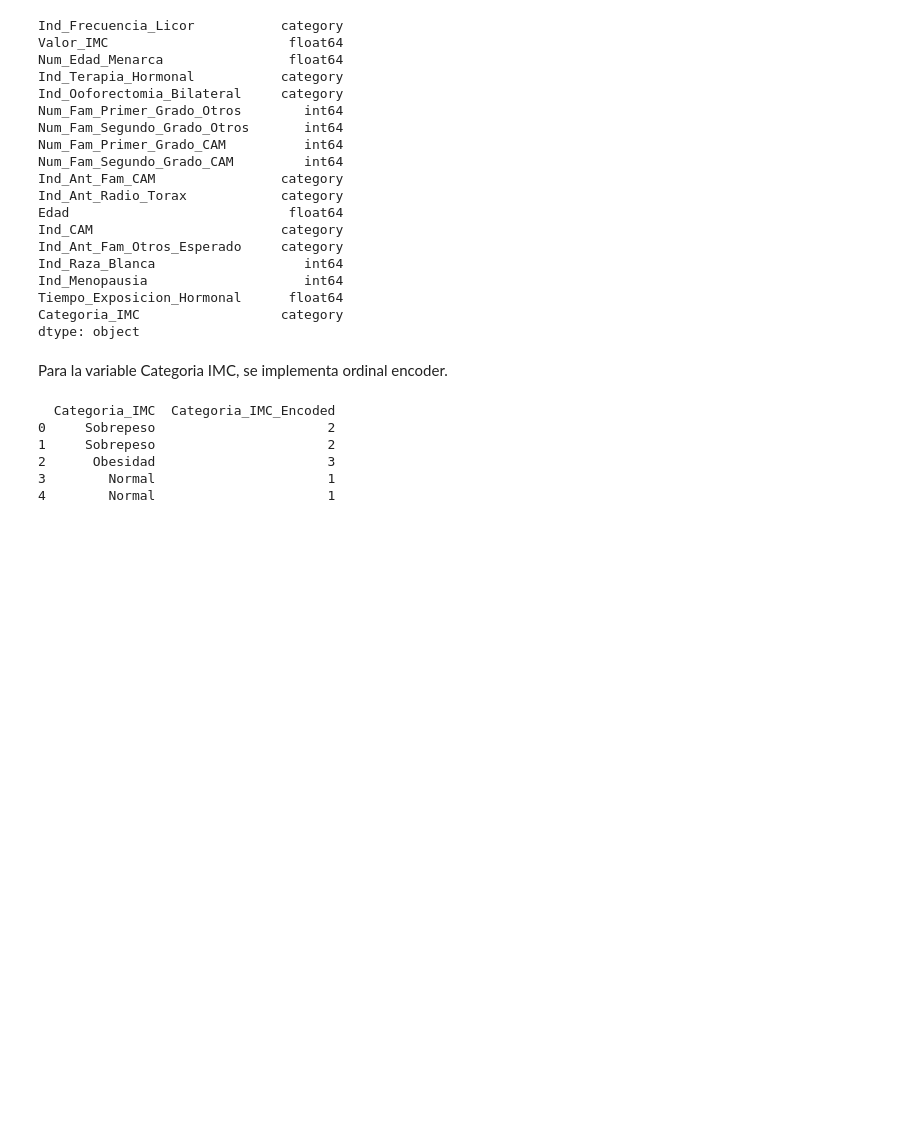
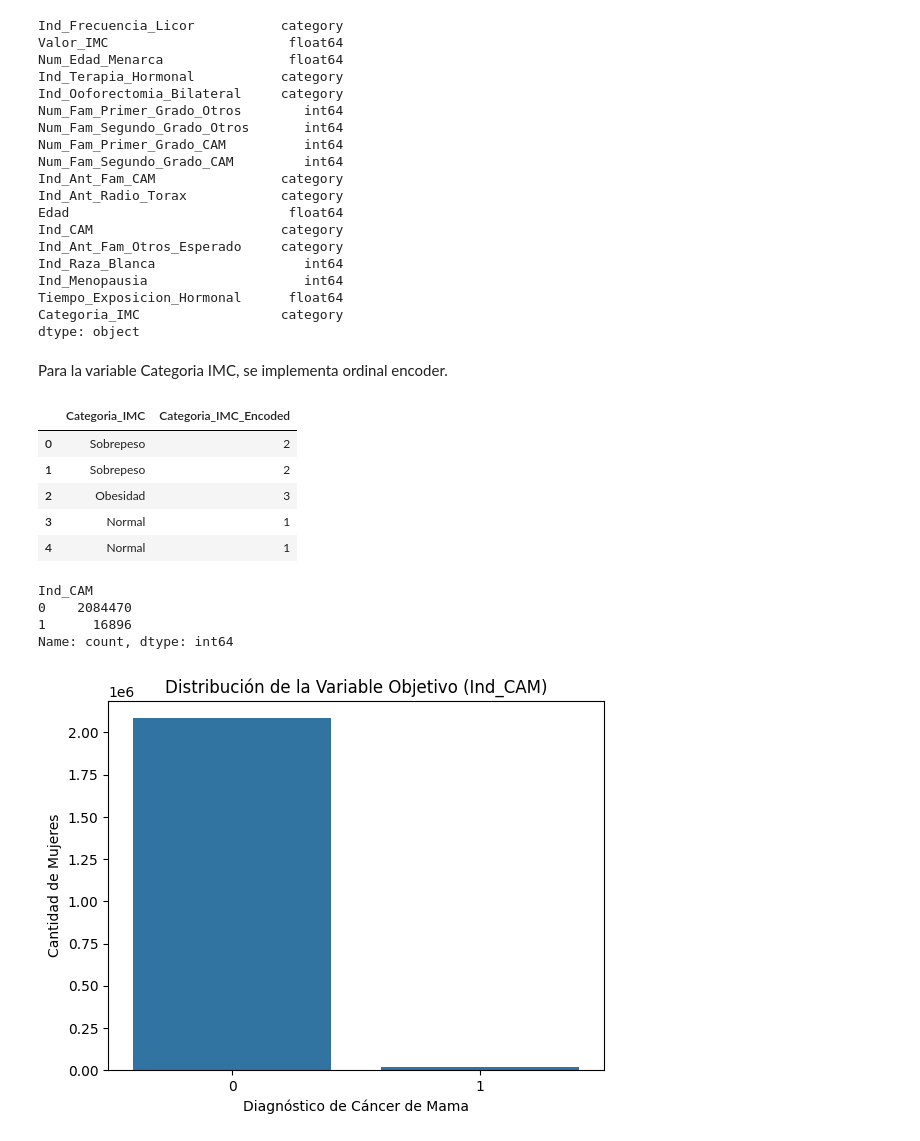
Before and after one commit to jherronr/Modelo_CA_Mama, a Jupyter notebook: Modelo_CA_Mama.ipynb, the cells around one changed output. Cells and saved outputs as stored; diff of their text form; code cells hidden in the pictures; blank space fills up the shorter version.

```diff
--- a/Modelo_CA_Mama.ipynb
+++ b/Modelo_CA_Mama.ipynb
@@ -1392,23 +1392,27 @@ ordinal_encoder_imc = OrdinalEncoder(categories=[imc_categories])
 data_prep['Categoria_IMC_Encoded'] = ordinal_encoder_imc.fit_transform(data_prep[['Categoria_IMC']]).astype(int)
 
 # Verificar la codificación
-print(data_prep[['Categoria_IMC', 'Categoria_IMC_Encoded']].head())
+data_prep[['Categoria_IMC', 'Categoria_IMC_Encoded']].head()
 # %% [output]
-  Categoria_IMC  Categoria_IMC_Encoded
-0     Sobrepeso                      2
-1     Sobrepeso                      2
-2      Obesidad                      3
-3        Normal                      1
-4        Normal                      1
+|  | Categoria_IMC | Categoria_IMC_Encoded |
+| 0 | Sobrepeso | 2 |
+| 1 | Sobrepeso | 2 |
+| 2 | Obesidad | 3 |
+| 3 | Normal | 1 |
+| 4 | Normal | 1 |
-# %%
-# Definir el orden de las categorías para 'Num_Birads'
-birads_categories = [0, 1, 2, 3, 4, 5, 6]
-
-# Inicializar el OrdinalEncoder con el orden definido
-ordinal_encoder_birads = OrdinalEncoder(categories=[birads_categories])
-
-# Aplicar el encoder a 'Num_Birads' y crear una nueva columna
-data_prep['Num_Birads_Encoded'] = ordinal_encoder_birads.fit_transform(data_prep[['Num_Birads']]).astype(int)
-
-# Verificar la codificación
-print(data_prep[['Num_Birads', 'Num_Birads_Encoded']].head())
+# %%
+# Verificar la distribución de la variable objetivo
+print(data_prep['Ind_CAM'].value_counts())
+
+# Visualizar la distribución
+sns.countplot(x='Ind_CAM', data=data_prep)
+plt.title('Distribución de la Variable Objetivo (Ind_CAM)')
+plt.xlabel('Diagnóstico de Cáncer de Mama')
+plt.ylabel('Cantidad de Mujeres')
+plt.show()
+# %% [output]
+Ind_CAM
+0    2084470
+1      16896
+Name: count, dtype: int64
+[figure, added]
```
Also changed, not shown: parts of 2 cells of this notebook.
